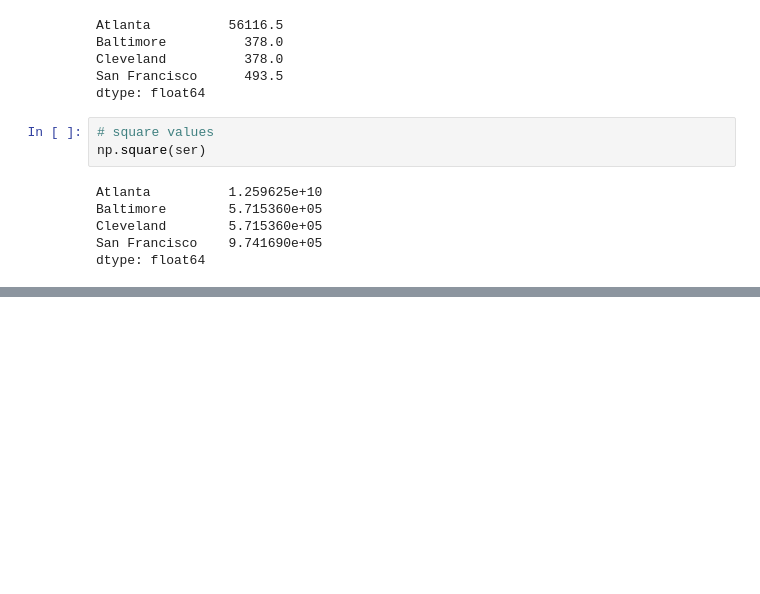
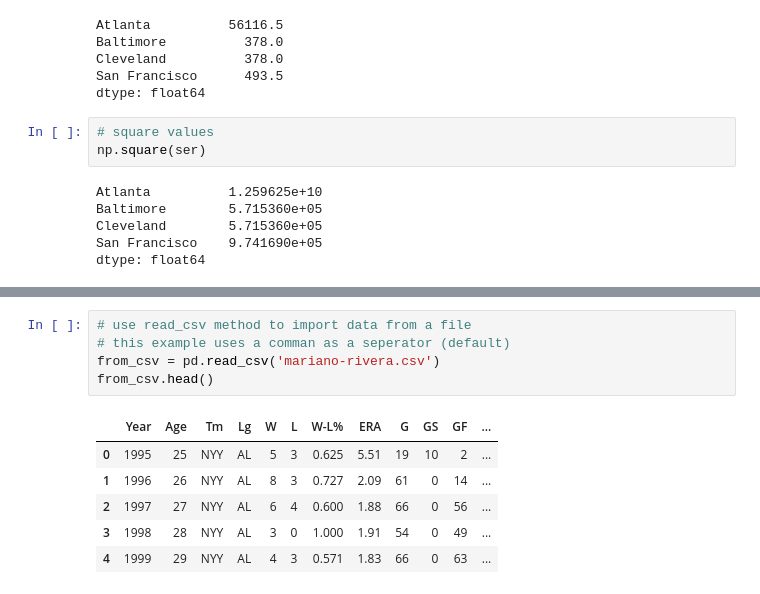
Before and after one commit to gr4vytr0n/pandas_, a Jupyter notebook: data_structure_intro/intro.ipynb, the cells around one changed output, grey strips where cells are left out. Drawn from its saved outputs; the diff is of its cells as text; blank space fills up the shorter version.

Commit message:
exercises with pandas data structures gone through

```diff
--- a/data_structure_intro/intro.ipynb
+++ b/data_structure_intro/intro.ipynb
@@ -115,0 +157,12 @@ dtype: float64
+# %%
+# use read_csv method to import data from a file
+# this example uses a comman as a seperator (default)
+from_csv = pd.read_csv('mariano-rivera.csv')
+from_csv.head()
+# %% [output]
+|  | Year | Age | Tm | Lg | W | L | W-L% | ERA | G | GS | GF | ... |
+| 0 | 1995 | 25 | NYY | AL | 5 | 3 | 0.625 | 5.51 | 19 | 10 | 2 | ... |
+| 1 | 1996 | 26 | NYY | AL | 8 | 3 | 0.727 | 2.09 | 61 | 0 | 14 | ... |
+| 2 | 1997 | 27 | NYY | AL | 6 | 4 | 0.600 | 1.88 | 66 | 0 | 56 | ... |
+| 3 | 1998 | 28 | NYY | AL | 3 | 0 | 1.000 | 1.91 | 54 | 0 | 49 | ... |
+| 4 | 1999 | 29 | NYY | AL | 4 | 3 | 0.571 | 1.83 | 66 | 0 | 63 | ... |
```
Also changed, not shown: parts of 13 cells of this notebook, 4 other files.
